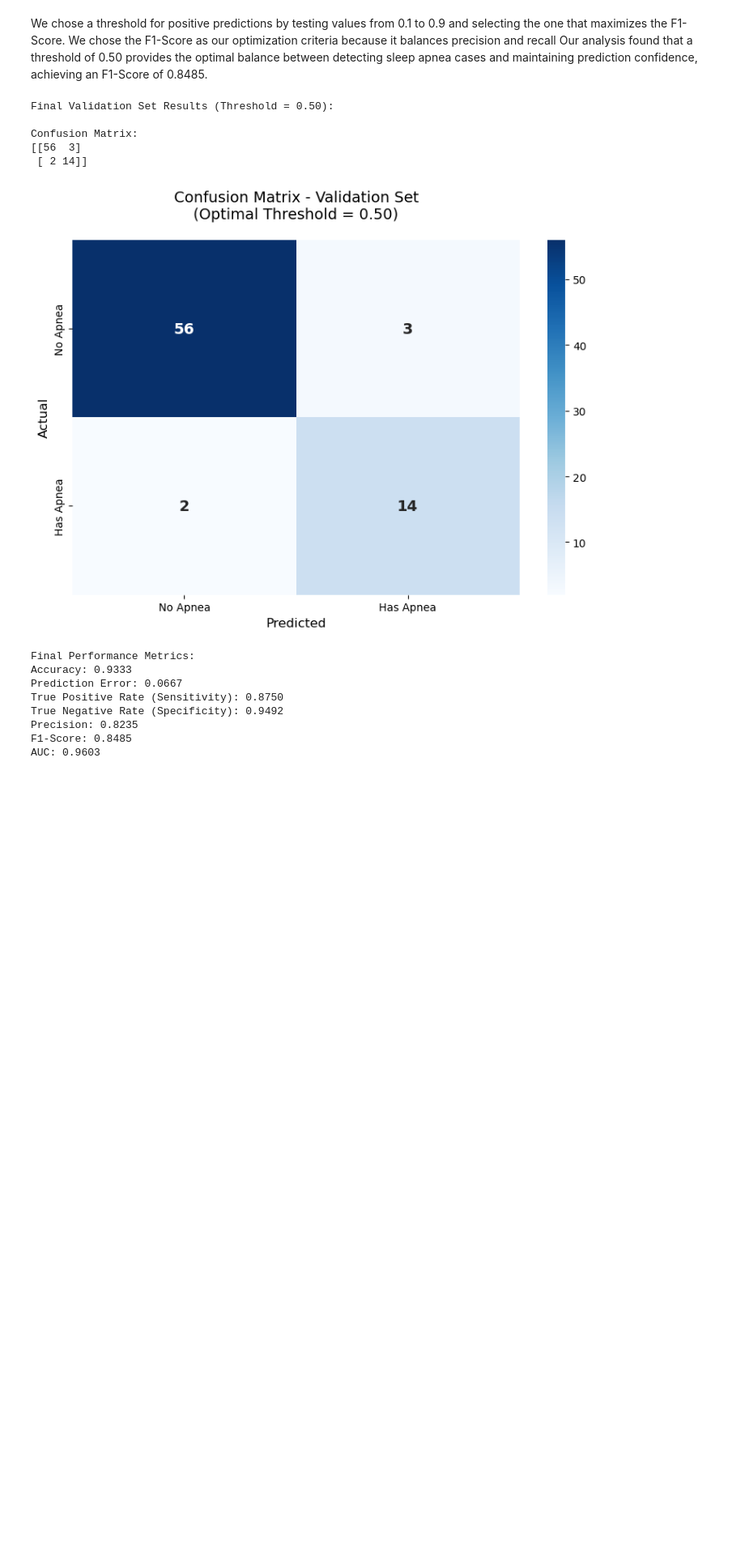
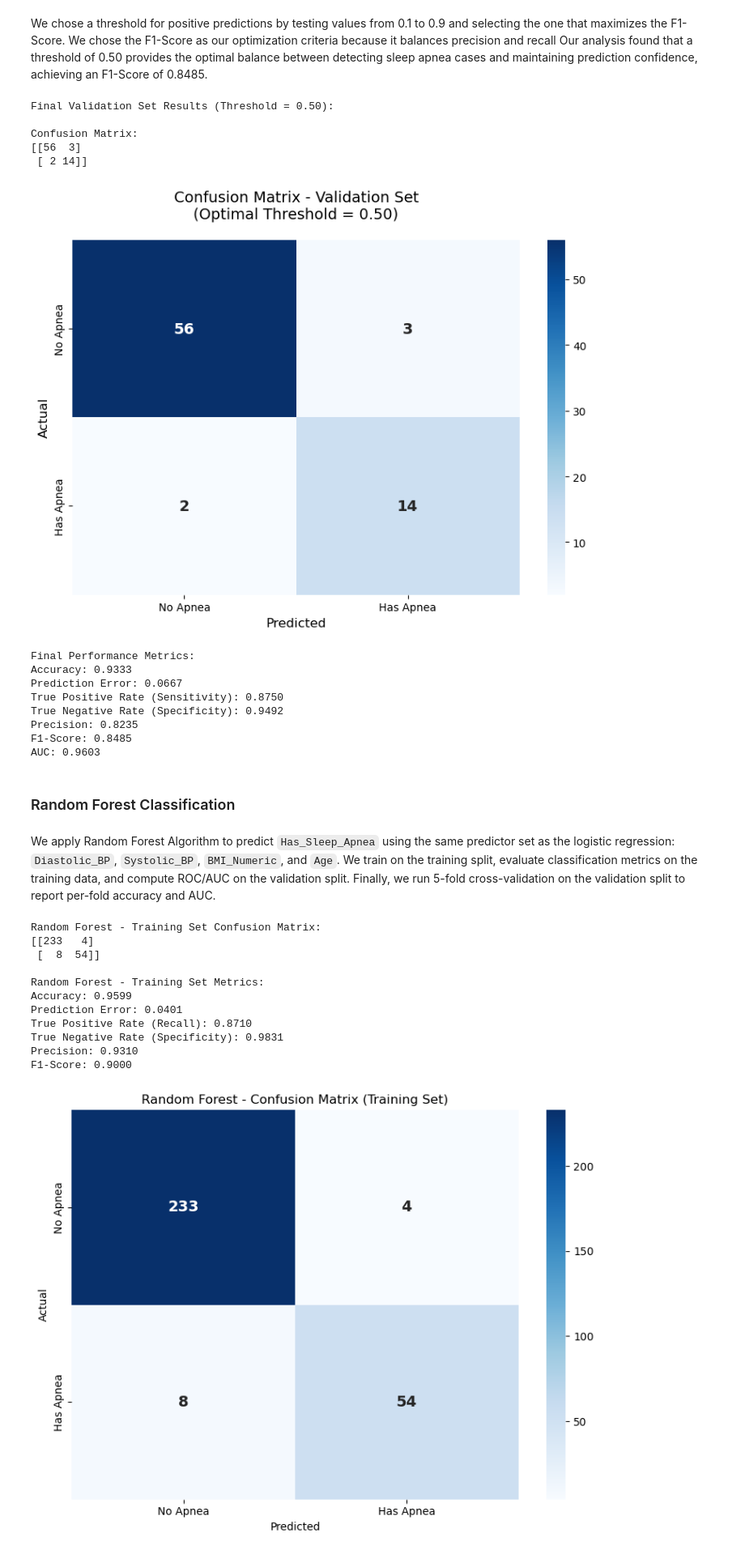
Before and after one commit to itswwong/csm148-project, a Jupyter notebook: CS148_Project.ipynb, the cells around one changed output. Shown at 81% size. Cells and saved outputs as stored; diff of their text form; code cells hidden in the pictures; blank space fills up the shorter version.

```diff
--- a/CS148_Project.ipynb
+++ b/CS148_Project.ipynb
@@ -877,3 +877,83 @@ True Negative Rate (Specificity): 0.9492
 Precision: 0.8235
 F1-Score: 0.8485
 AUC: 0.9603
+# %% [markdown]
+### Random Forest Classification
+# %% [markdown]
+We apply Random Forest Algorithm to predict `Has_Sleep_Apnea` using the same predictor set as the logistic regression: `Diastolic_BP`, `Systolic_BP`, `BMI_Numeric`, and `Age`. We train on the training split, evaluate classification metrics on the training data, and compute ROC/AUC on the validation split. Finally, we run 5-fold cross-validation on the validation split to report per-fold accuracy and AUC.
+# %%
+from sklearn.ensemble import RandomForestClassifier
+from sklearn.metrics import confusion_matrix, accuracy_score, roc_curve, auc, roc_auc_score
+from sklearn.model_selection import StratifiedKFold
+import numpy as np
+import pandas as pd
+import matplotlib.pyplot as plt
+import seaborn as sns
+
+predictor_cols_rf = ['Diastolic_BP', 'Systolic_BP', 'BMI_Numeric', 'Age']
+X_rf = df_clean[predictor_cols_rf]
+y_rf = df_clean['Has_Sleep_Apnea']
+
+X_train_rf = X_train[predictor_cols_rf]
+X_val_rf = X_val[predictor_cols_rf]
+y_train_rf = y_train.copy()
+y_val_rf = y_val.copy()
+
+# Train Random Forest
+rf_clf = RandomForestClassifier(
+    n_estimators=300,
+    max_depth=None,
+    min_samples_split=2,
+    min_samples_leaf=1,
+    random_state=42,
+    class_weight=None,
+)
+rf_clf.fit(X_train_rf, y_train_rf)
+
+# Training set predictions and metrics
+y_train_pred_rf = rf_clf.predict(X_train_rf)
+y_train_pred_proba_rf = rf_clf.predict_proba(X_train_rf)[:, 1]
+cm_train_rf = confusion_matrix(y_train_rf, y_train_pred_rf)
+
+TN, FP, FN, TP = cm_train_rf.ravel()
+accuracy_rf = accuracy_score(y_train_rf, y_train_pred_rf)
+error_rf = 1 - accuracy_rf
+TPR_rf = TP / (TP + FN) if (TP + FN) > 0 else 0
+TNR_rf = TN / (TN + FP) if (TN + FP) > 0 else 0
+precision_rf = TP / (TP + FP) if (TP + FP) > 0 else 0
+f1_rf = 2 * (precision_rf * TPR_rf) / (precision_rf + TPR_rf) if (precision_rf + TPR_rf) > 0 else 0
+
+print("Random Forest - Training Set Confusion Matrix:")
+print(cm_train_rf)
+print("\nRandom Forest - Training Set Metrics:")
+print(f"Accuracy: {accuracy_rf:.4f}")
+print(f"Prediction Error: {error_rf:.4f}")
+print(f"True Positive Rate (Recall): {TPR_rf:.4f}")
+print(f"True Negative Rate (Specificity): {TNR_rf:.4f}")
+print(f"Precision: {precision_rf:.4f}")
+print(f"F1-Score: {f1_rf:.4f}")
+
+# Visualize confusion matrix for training set
+plt.figure(figsize=(8, 6))
+sns.heatmap(cm_train_rf, annot=True, fmt='d', cmap='Blues', cbar=True,
+            xticklabels=['No Apnea', 'Has Apnea'],
+            yticklabels=['No Apnea', 'Has Apnea'],
+            annot_kws={'size': 14, 'weight': 'bold'})
+plt.title('Random Forest - Confusion Matrix (Training Set)')
+plt.ylabel('Actual')
+plt.xlabel('Predicted')
+plt.tight_layout()
+plt.show()
+# %% [output]
+Random Forest - Training Set Confusion Matrix:
+[[233   4]
+ [  8  54]]
+
+Random Forest - Training Set Metrics:
+Accuracy: 0.9599
+Prediction Error: 0.0401
+True Positive Rate (Recall): 0.8710
+True Negative Rate (Specificity): 0.9831
+Precision: 0.9310
+F1-Score: 0.9000
+[figure, added]
```
Also changed, not shown: parts of 5 cells of this notebook, 1 other file.
